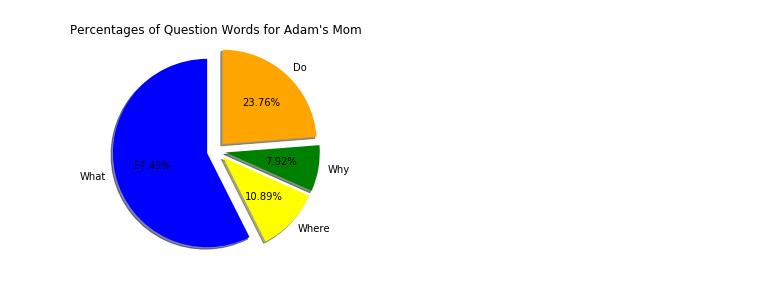
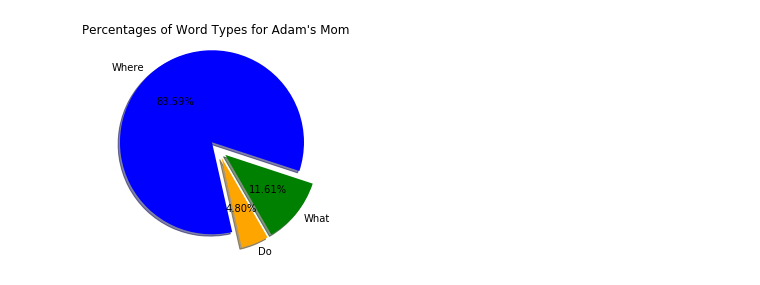
Before and after one commit to ethanweed/CLA_2019, a Jupyter notebook: Coding/Friday Exercises/Notebooks/IF statements-for-counting-words.ipynb, the cells around one changed output. Saved outputs shown, nothing was run; the diff lists cells and outputs as text; code cells hidden in the pictures.

Commit message:
removed some question words and changed order of pie charts

```diff
--- a/Coding/Friday Exercises/Notebooks/IF statements-for-counting-words.ipynb
+++ b/Coding/Friday Exercises/Notebooks/IF statements-for-counting-words.ipynb
@@ -25,8 +26,6 @@ words[0:10]
 # %%
 # set up counters for counting the question words
 what = 0
-where = 0
-why = 0
 how = 0
 do = 0
 # %%
@@ -34,23 +33,22 @@ do = 0
 for i in words:
     if i == 'what':
         what = what + 1
-    if i == 'where':
-        where = where +1
-    if i == 'why':
-        why = why + 1
     if i == 'how':
         how = how + 1
     if i == 'do':
         do = do +1
 # %%
+# calculate total number of words for each child, and percentage of total that is each of the question words
+numwords = len(words)
+what = what/numwords*100
+how = how/numwords*100
+do = do/numwords*100
 
-# calculate total number of words for each child, and percentage of total that is each of the question words
-words = len(words)
-print('Total words: ' + str(words))
-what = what/words*100
-where = where/words*100
-why = why/words*100
-how = how/words*100
-do = do/words*100
+# calculate the number of words which are not question words
+question_words = what + how + do
+other = 100 - question_words
+
+print('Total words: ' + str(numwords))
+print('Question words: ' + str(other))
 # %% [output]
 Total words: 1898
@@ -71,20 +88,17 @@ print(' ')
 # %%
-import matplotlib.pyplot as plt
-%matplotlib inline
+labels= ['What', 'Where', 'Do']
 
-labels= ['What', 'Where', 'Why', 'Do']
+colors=['green', 'blue', 'orange']
 
-colors=['blue', 'yellow', 'green', 'orange']
-
-sizes= [what, where, why, do]
+sizes= [what, where, do]
 
 
-plt.pie(sizes,labels=labels, colors=colors, startangle=90, shadow=True,explode=(0.1, 0.1, 0.1, 0.1), autopct='%1.2f%%')
+plt.pie(sizes,labels=labels, colors=colors, startangle=300, shadow=True,explode=(0.1, 0.1, 0.1), autopct='%1.2f%%')
 
-plt.title('Percentages of Question Words for Adam\'s Mom')
+plt.title('Percentages of Word Types for Adam\'s Mom')
 
 plt.axis('equal')
 
 plt.show()
 # %% [output]
-[figure, old version]
+[figure, new version]
```
Also changed, not shown: parts of 8 cells of this notebook.
